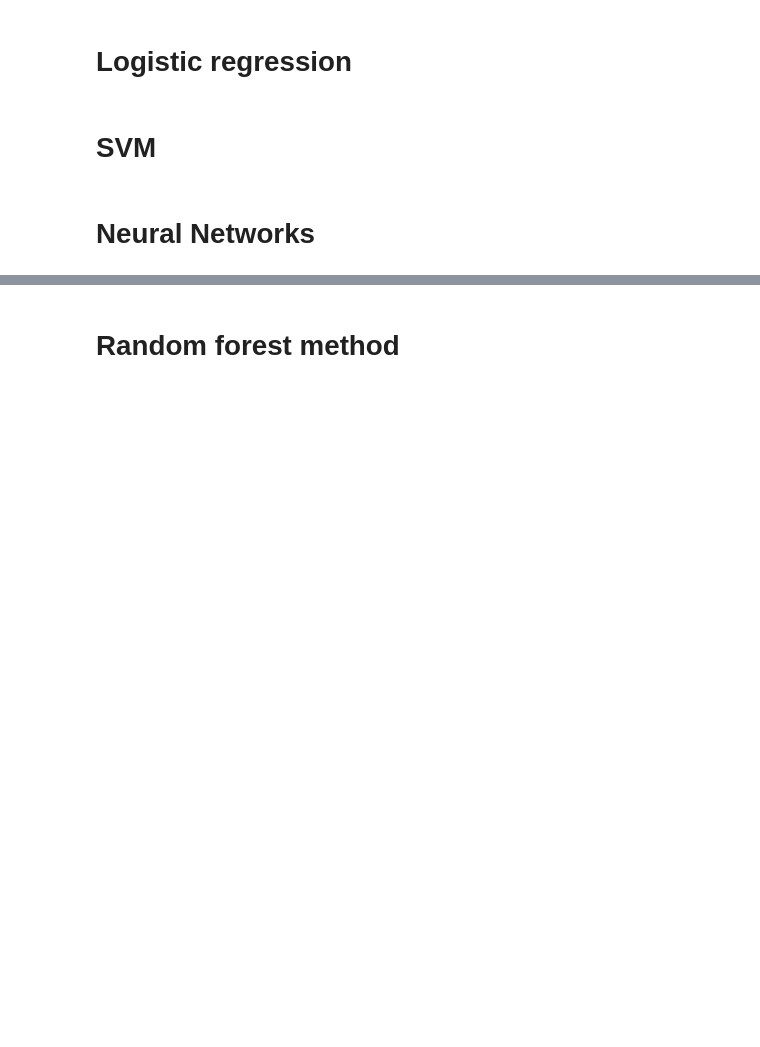
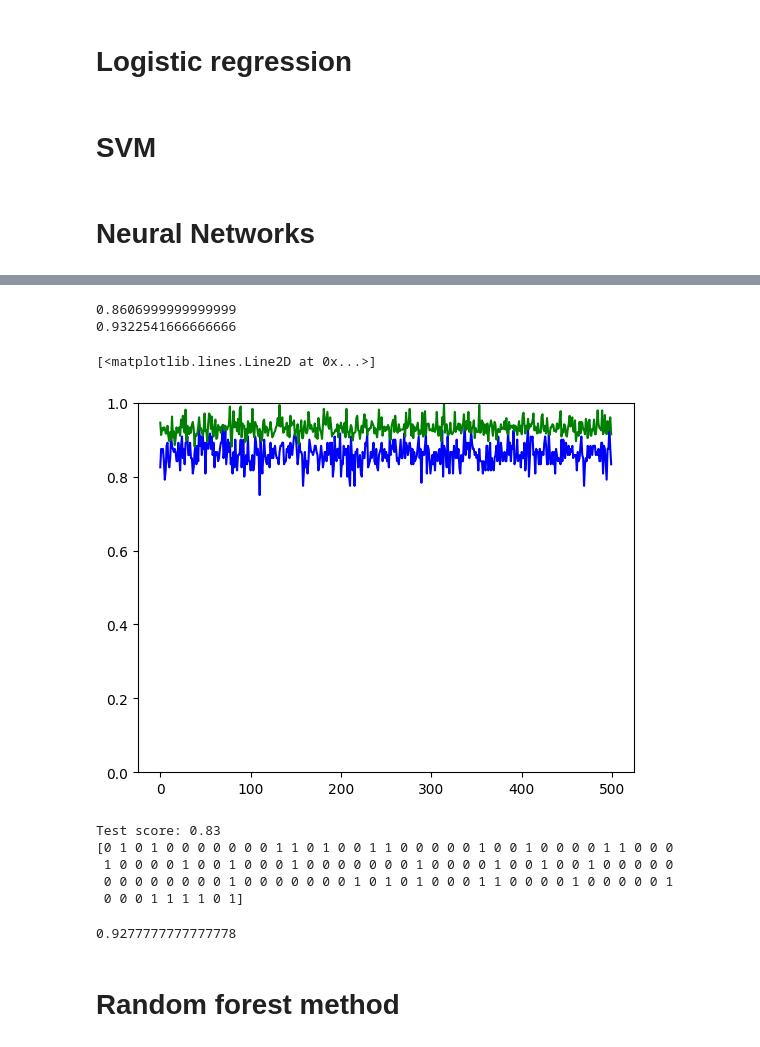
Before and after one commit to aacudad/EPO4-C2, a Jupyter notebook: main.ipynb, the cells around one changed output, grey strips where cells are left out. Drawn from its saved outputs; the diff is of its cells as text; code cells hidden in the pictures; blank space fills up the shorter version.

```diff
--- a/main.ipynb
+++ b/main.ipynb
@@ -292,3 +348,57 @@ plt.legend(['accuracy', 'val_accuracy'])
+# %%
+from xgboost import XGBClassifier
+from sklearn.preprocessing import LabelEncoder
+from sklearn.metrics import accuracy_score
+label = LabelEncoder()
+y2 = label.fit_transform(y)
+y2 = list(y2)
+xg_scores = []
+xg_trainscores = []
+for i in range(500):
+    X_train, X_test, y_train, y_test = train_test_split(x_train, y2, test_size=0.2, random_state= i+1)
+    xgb_clf = XGBClassifier(n_estimators = 500,
+                            learning_rate = 1,
+                            eval_metric = "logloss",
+                            early_stopping_rounds = 5,
+                            n_jobs = -1,
+                            )
+    xgb_clf.fit(X_train, y_train,
+                eval_set = [(X_test,y_test)],
+                verbose = False)
+    pred_test = xgb_clf.predict(X_test)
+    test_score = accuracy_score(pred_test, y_test)
+    xg_scores.append(test_score)
+    pred_test = xgb_clf.predict(X_train)
+    train_score = accuracy_score(pred_test, y_train)
+    xg_trainscores.append(train_score)
+print(np.mean(xg_scores))
+print(np.mean(xg_trainscores))
+# %% [output]
+0.8606999999999999
+0.9322541666666666
+# %%
+plt.ylim(0,1)
+plt.plot(xg_scores, c = 'blue')
+plt.plot(xg_trainscores, c = 'green')
+# %% [output]
+[<matplotlib.lines.Line2D at 0x...>]
+[figure, added]
+# %%
+from sklearn.metrics import accuracy_score
+pred_test = xgb_clf.predict(X_test)
+test_score = accuracy_score(pred_test, y_test)
+print("Test score:", np.round(test_score,2))
+print(pred_test)
+# %% [output]
+Test score: 0.83
+[0 1 0 1 0 0 0 0 0 0 0 1 1 0 1 0 0 1 1 0 0 0 0 0 1 0 0 1 0 0 0 0 1 1 0 0 0
+ 1 0 0 0 0 1 0 0 1 0 0 0 1 0 0 0 0 0 0 0 1 0 0 0 0 1 0 0 1 0 0 1 0 0 0 0 0
+ 0 0 0 0 0 0 0 0 1 0 0 0 0 0 0 0 1 0 1 0 1 0 0 0 1 1 0 0 0 0 1 0 0 0 0 0 1
+ 0 0 0 1 1 1 1 0 1]
+# %%
+print(np.max(Ada_scores))
+# %% [output]
+0.9277777777777778
 # %% [markdown]
 # Random forest method
 # %%
```
Also changed, not shown: parts of 18 cells of this notebook, 3 other files.
